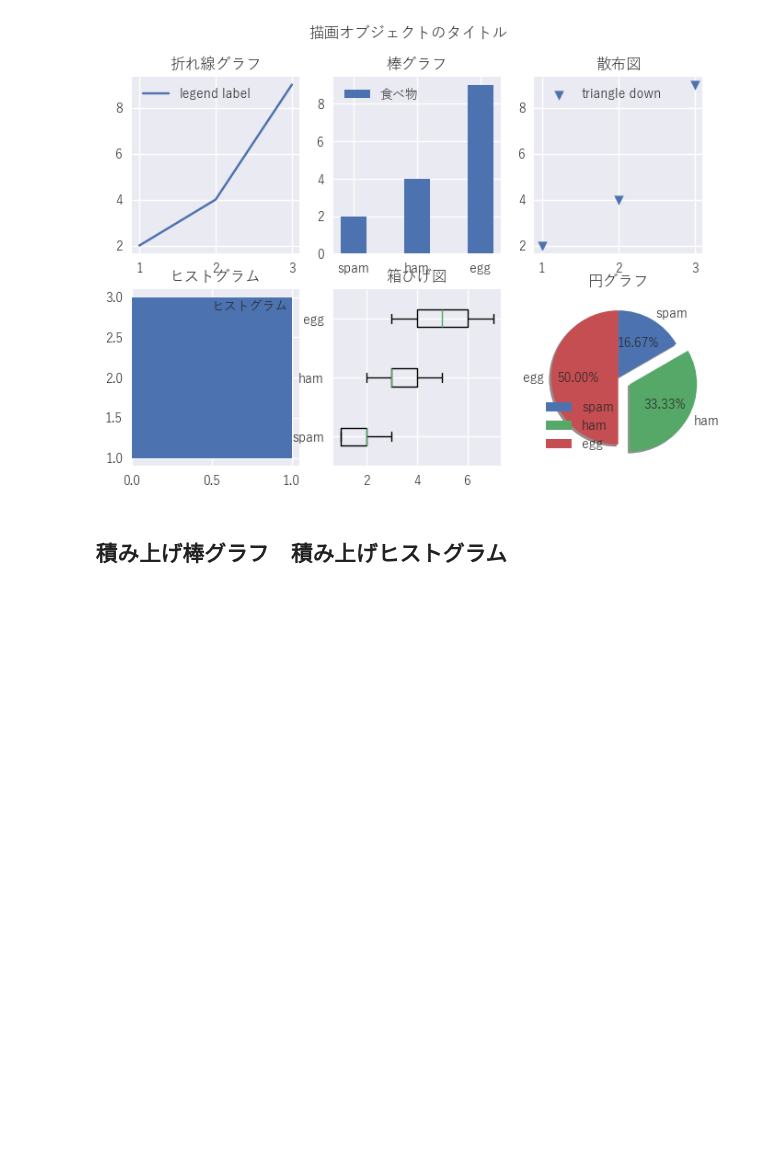
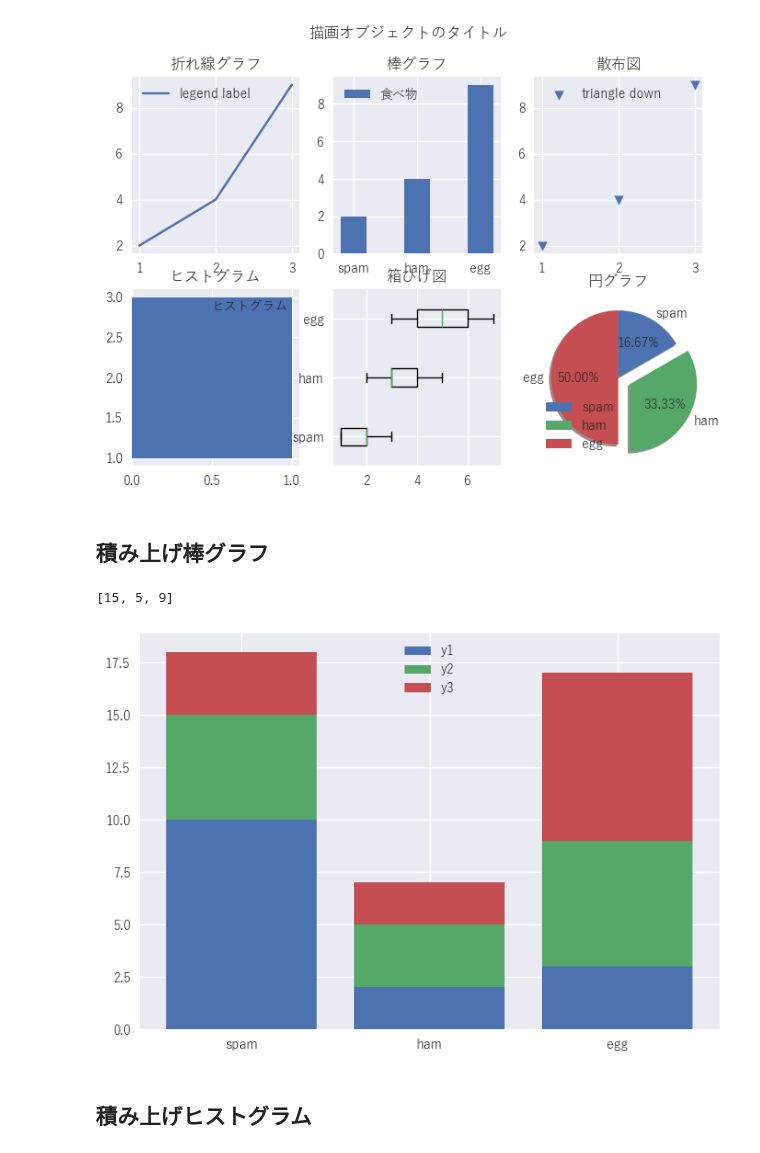
Before and after one commit to Ryo-9591/python-data-analysis-study, a Jupyter notebook: summary/matplotlib.ipynb, the cells around one changed output. Cells and saved outputs as stored; diff of their text form; code cells hidden in the pictures; blank space fills up the shorter version.

```diff
--- a/summary/matplotlib.ipynb
+++ b/summary/matplotlib.ipynb
@@ -58,4 +58,30 @@ plt.show()  # グラフを表示
 # %% [output]
 [figure]
 # %% [markdown]
-## 積み上げ棒グラフ　積み上げヒストグラム
+## 積み上げ棒グラフ
+# %%
+fig, ax = plt.subplots()
+
+x = [1, 2, 3]
+y1 = [10, 2, 3]
+y2 = [5, 3, 6]
+y3 = [3, 2, 8]
+labels = ["spam", "ham", "egg"]
+
+# y1とy2を足した値を格納
+y1_y2 = [num1 + num2 for num1, num2 in zip(y1, y2)]
+print(y1_y2)
+
+ax.bar(x, y1, tick_label=labels, label="y1")
+# y2の棒グラフのベースのy座標にy1を指定
+ax.bar(x, y2, bottom=y1, label="y2")
+# y3の棒グラフのベースのy座標にy1+y2を指定
+ax.bar(x, y3, bottom=y1_y2, label="y3")
+ax.legend()
+
+plt.show()
+# %% [output]
+[15, 5, 9]
+[figure, added]
+# %% [markdown]
+## 積み上げヒストグラム
```
Also changed, not shown: parts of 1 cell of this notebook.
